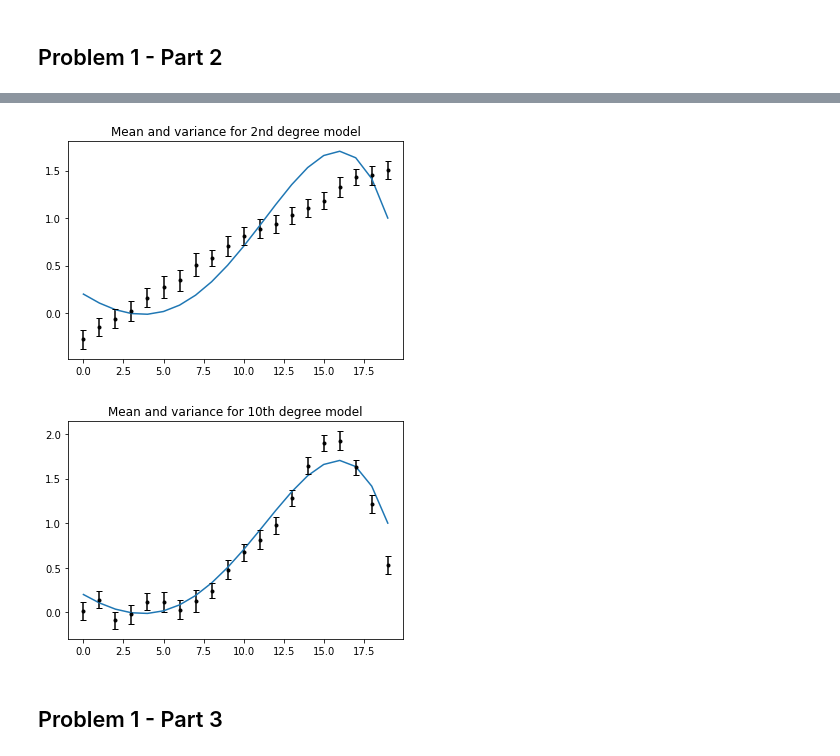
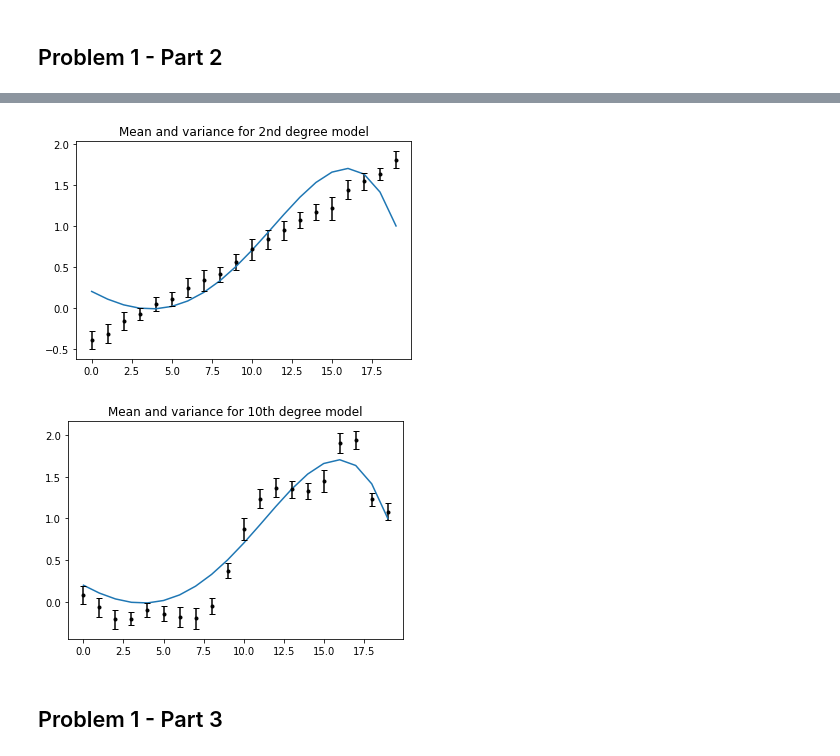
Before and after one commit to PiStefania/Machine_Learning_Exercises, a Jupyter notebook: Ex1_rou.ipynb, the cells around one changed output, grey strips where cells are left out. Saved outputs shown, nothing was run; the diff lists cells and outputs as text; code cells hidden in the pictures.

```diff
--- a/Ex1_rou.ipynb
+++ b/Ex1_rou.ipynb
@@ -52,3 +69,3 @@ variance = 0.1
 theta_real = np.array([0.2, -1.0, 0.9, 0.7, 0.0, -0.2])
 # %%
-noise = white_noise(N, variance)
+noise = white_noise(N, sigma_heta)
@@ -57,3 +72,5 @@ X = create_X(N, 5)
+# %%
+X = create_phi(N, correct_model=True)
 # %%
 y = X @ theta_real.T
 # %%
@@ -96,10 +113,10 @@ plt.show()
 # %% [markdown]
 ## Problem 1 - Part 2
 # %%
-X_2 = create_X(N, 2)
+X_2 = create_phi(N, 2)
 theta_least_squares_2 = least_squares(X_2, y)
 
-X_10 = create_X(N, 10)
+X_10 = create_phi(N, 10)
 theta_least_squares_10 = least_squares(X_10, y)
 # %%
 theta_least_squares_2
@@ -114,10 +131,13 @@ array([ 1.96000294e-02,  1.21051067e+01, -1.95218824e+02,  1.18518196e+03,
 # %%
 points_exp_2 = np.zeros((100, 20))
 points_exp_10 = np.zeros((100, 20))
+theta_real = np.array([0.2, -1.0, 0.9, 0.7, 0.0, -0.2])
+X = create_phi(20, correct_model=True)
+y_real_N = X @ theta_real.T
 
 for i in range(0, 100):
-    np.random.seed(i + 2)
-    noise = white_noise(N, variance)
+    np.random.seed(i ** 2)
+    noise = white_noise(N, sigma_heta)
     y_2 = X_2 @ theta_least_squares_2.T
     y_2 += noise
     y_10 = X_10 @ theta_least_squares_10.T
@@ -130,23 +150,19 @@ variance_2 = np.var(points_exp_2, axis=0)
 means_10 = np.mean(points_exp_10, axis=0)
 variance_10 = np.var(points_exp_10, axis=0)
 # %%
-y_real_N = X @ theta_real.T
-
 plt.plot(y_real_N, markersize=0.5)
 plt.errorbar(range(0, 20), means_2, yerr=variance_2, fmt='.k', capsize=3)
 plt.title('Mean and variance for 2nd degree model')
 plt.show()
 # %% [output]
-[figure, old version]
+[figure, new version]
 # %%
-y_real_2 = X @ theta_real.T
-
 plt.plot(y_real_N, markersize=0.5)
 plt.errorbar(range(0, 20), means_10, yerr=variance_10, fmt='.k', capsize=3)
 plt.title('Mean and variance for 10th degree model')
 plt.show()
 # %% [output]
-[figure, old version]
+[figure, new version]
 # %% [markdown]
 ## Problem 1 - Part 3
 # %%
```
Also changed, not shown: parts of 32 cells of this notebook.
